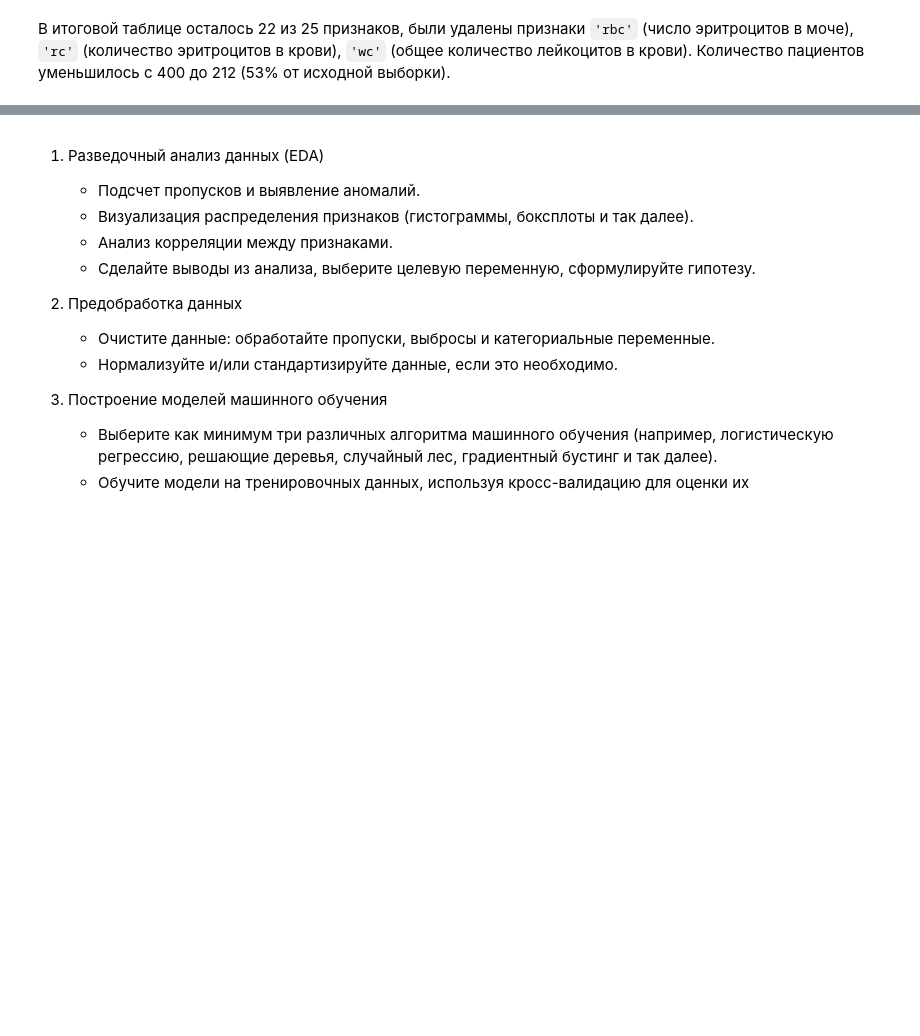
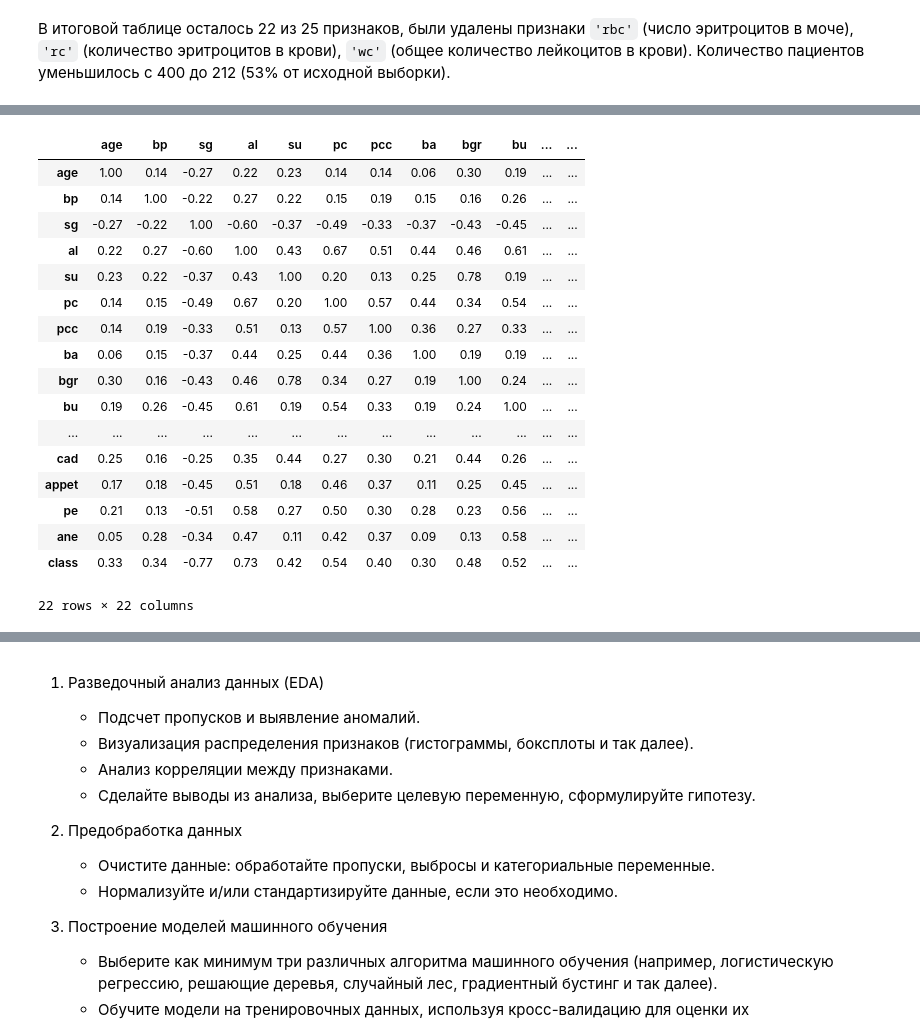
Before and after one commit to Rai1ag/Library, a Jupyter notebook: 7.MLMED_Итоговый проект/project.ipynb, the cells around one changed output, grey strips where cells are left out. Drawn from its saved outputs; the diff is of its cells as text; code cells hidden in the pictures; blank space fills up the shorter version.

```diff
--- a/7.MLMED_Итоговый проект/project.ipynb
+++ b/7.MLMED_Итоговый проект/project.ipynb
@@ -500,0 +571,22 @@ drop_df.shape
+# %%
+# Посмотрим корреляционные зависимости между признаками.
+drop_df.corr().round(2)
+# %% [output]
+|  | age | bp | sg | al | su | pc | pcc | ba | bgr | bu | ... | ... |
+| age | 1.00 | 0.14 | -0.27 | 0.22 | 0.23 | 0.14 | 0.14 | 0.06 | 0.30 | 0.19 | ... | ... |
+| bp | 0.14 | 1.00 | -0.22 | 0.27 | 0.22 | 0.15 | 0.19 | 0.15 | 0.16 | 0.26 | ... | ... |
+| sg | -0.27 | -0.22 | 1.00 | -0.60 | -0.37 | -0.49 | -0.33 | -0.37 | -0.43 | -0.45 | ... | ... |
+| al | 0.22 | 0.27 | -0.60 | 1.00 | 0.43 | 0.67 | 0.51 | 0.44 | 0.46 | 0.61 | ... | ... |
+| su | 0.23 | 0.22 | -0.37 | 0.43 | 1.00 | 0.20 | 0.13 | 0.25 | 0.78 | 0.19 | ... | ... |
+| pc | 0.14 | 0.15 | -0.49 | 0.67 | 0.20 | 1.00 | 0.57 | 0.44 | 0.34 | 0.54 | ... | ... |
+| pcc | 0.14 | 0.19 | -0.33 | 0.51 | 0.13 | 0.57 | 1.00 | 0.36 | 0.27 | 0.33 | ... | ... |
+| ba | 0.06 | 0.15 | -0.37 | 0.44 | 0.25 | 0.44 | 0.36 | 1.00 | 0.19 | 0.19 | ... | ... |
+| bgr | 0.30 | 0.16 | -0.43 | 0.46 | 0.78 | 0.34 | 0.27 | 0.19 | 1.00 | 0.24 | ... | ... |
+| bu | 0.19 | 0.26 | -0.45 | 0.61 | 0.19 | 0.54 | 0.33 | 0.19 | 0.24 | 1.00 | ... | ... |
+| ... | ... | ... | ... | ... | ... | ... | ... | ... | ... | ... | ... | ... |
+| cad | 0.25 | 0.16 | -0.25 | 0.35 | 0.44 | 0.27 | 0.30 | 0.21 | 0.44 | 0.26 | ... | ... |
+| appet | 0.17 | 0.18 | -0.45 | 0.51 | 0.18 | 0.46 | 0.37 | 0.11 | 0.25 | 0.45 | ... | ... |
+| pe | 0.21 | 0.13 | -0.51 | 0.58 | 0.27 | 0.50 | 0.30 | 0.28 | 0.23 | 0.56 | ... | ... |
+| ane | 0.05 | 0.28 | -0.34 | 0.47 | 0.11 | 0.42 | 0.37 | 0.09 | 0.13 | 0.58 | ... | ... |
+| class | 0.33 | 0.34 | -0.77 | 0.73 | 0.42 | 0.54 | 0.40 | 0.30 | 0.48 | 0.52 | ... | ... |
+22 rows × 22 columns
```
Also changed, not shown: parts of 16 cells of this notebook.
